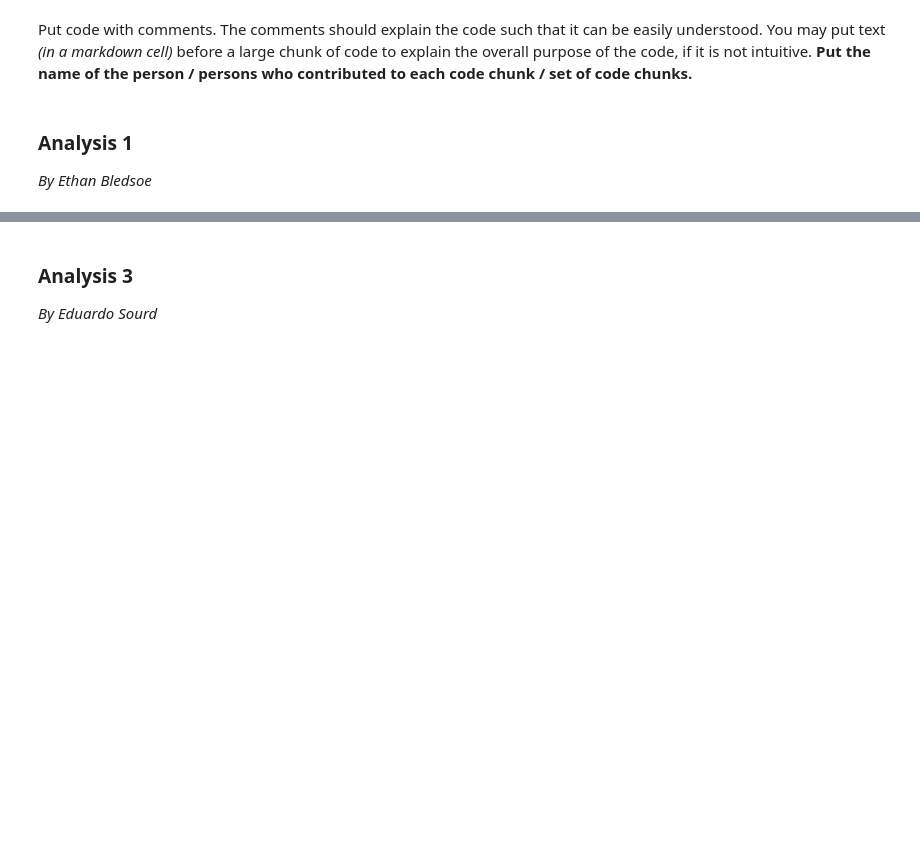
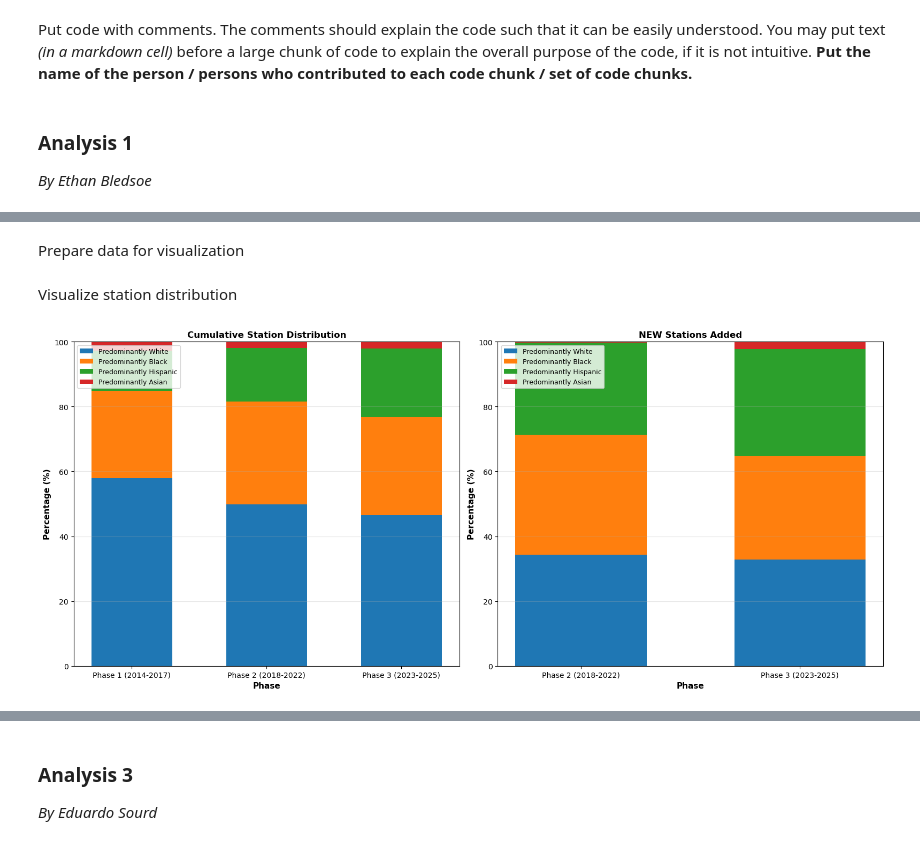
Before and after one commit to junho5400/stat303_final, a Jupyter notebook: Project Code Template.ipynb, the cells around one changed output, grey strips where cells are left out. Drawn from its saved outputs; the diff is of its cells as text; code cells hidden in the pictures; blank space fills up the shorter version.

```diff
--- a/Project Code Template.ipynb
+++ b/Project Code Template.ipynb
@@ -265,0 +549,5 @@ summary_iqr
+# %%
+stations = pd.read_csv('Divvy_Bicycle_Stations_20251207.csv')
+
+print(f"Stations in file: {len(stations):,}")
+print(f"Columns: {stations.columns.tolist()}")
@@ -265,0 +884,13 @@ summary_iqr
+# %%
+# Get first appearance of each station
+station_first_year = divvy_final.groupby('start_station_name')['year'].min().reset_index()
+station_first_year.columns = ['start_station_name', 'first_year']
+
+print(f"\nTotal unique stations across all years: {len(station_first_year):,}")
+
+# Count new stations by year
+new_stations_by_year = station_first_year['first_year'].value_counts().sort_index()
+
+print("\nNew stations added each year:")
+for year, count in new_stations_by_year.items():
+    print(f" {year}: {count:,} new stations")
@@ -839,0 +1628,2 @@ plt.show()
+# %% [markdown]
+Prepare data for visualization
@@ -839,0 +1682,54 @@ plt.show()
+# %% [markdown]
+Visualize station distribution
+# %%
+# Create side-by-side charts
+fig, (ax1, ax2) = plt.subplots(1, 2, figsize=(16, 7))
+
+categories = ['Predominantly White', 'Predominantly Black', 'Predominantly Hispanic', 'Predominantly Asian']
+colors = ['#1f77b4', '#ff7f0e', '#2ca02c', '#d62728']
+
+# Left: cumulative
+phase_names_all = list(phases.keys())
+x1 = np.arange(len(phase_names_all))
+width = 0.6
+bottom1 = np.zeros(len(phase_names_all))
+
+for i, category in enumerate(categories):
+    values = [cumulative_df[(cumulative_df['Phase'] == p) & (cumulative_df['Race Category'] == category)]['Percentage'].values[0]
+              for p in phase_names_all]
+    ax1.bar(x1, values, width, label=category, bottom=bottom1, color=colors[i])
+    bottom1 += values
+
+ax1.set_xlabel('Phase', fontsize=11, fontweight='bold')
+ax1.set_ylabel('Percentage (%)', fontsize=11, fontweight='bold')
+ax1.set_title('Cumulative Station Distribution', fontsize=12, fontweight='bold')
+ax1.set_xticks(x1)
+ax1.set_xticklabels(phase_names_all)
+ax1.set_ylim(0, 100)
+ax1.legend(loc='upper left', fontsize=9)
+ax1.grid(axis='y', alpha=0.3)
+
+# Right: new stations
+phase_names_new = list(phases.keys())[1:]
+x2 = np.arange(len(phase_names_new))
+bottom2 = np.zeros(len(phase_names_new))
+
+for i, category in enumerate(categories):
+    values = [new_stations_df[(new_stations_df['Phase'] == p) & (new_stations_df['Race Category'] == category)]['Percentage'].values[0]
+              for p in phase_names_new]
+    ax2.bar(x2, values, width, label=category, bottom=bottom2, color=colors[i])
+    bottom2 += values
+
+ax2.set_xlabel('Phase', fontsize=11, fontweight='bold')
+ax2.set_ylabel('Percentage (%)', fontsize=11, fontweight='bold')
+ax2.set_title('NEW Stations Added', fontsize=12, fontweight='bold')
+ax2.set_xticks(x2)
+ax2.set_xticklabels(phase_names_new)
+ax2.set_ylim(0, 100)
+ax2.legend(loc='upper left', fontsize=9)
+ax2.grid(axis='y', alpha=0.3)
+
+plt.tight_layout()
+plt.show()
+# %% [output]
+[figure, added]
```
Also changed, not shown: parts of 71 cells of this notebook, 11 other files.
